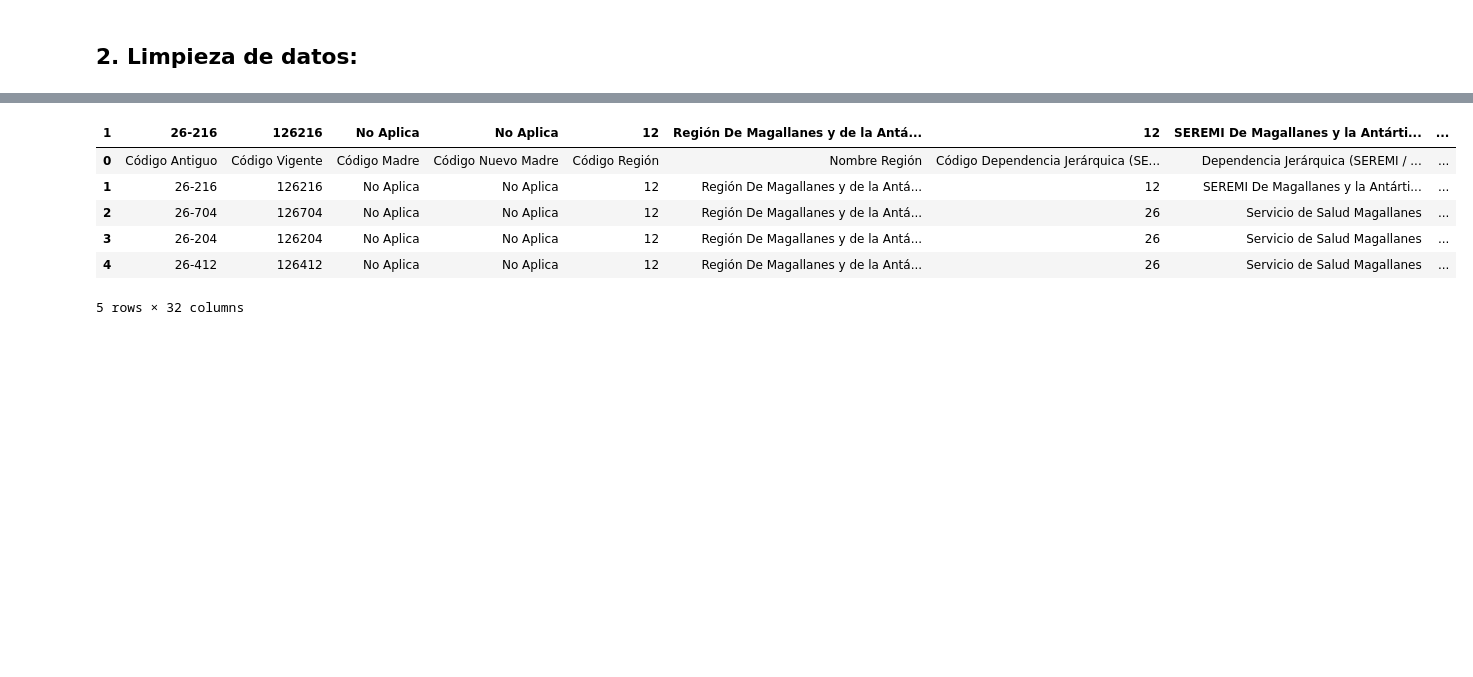
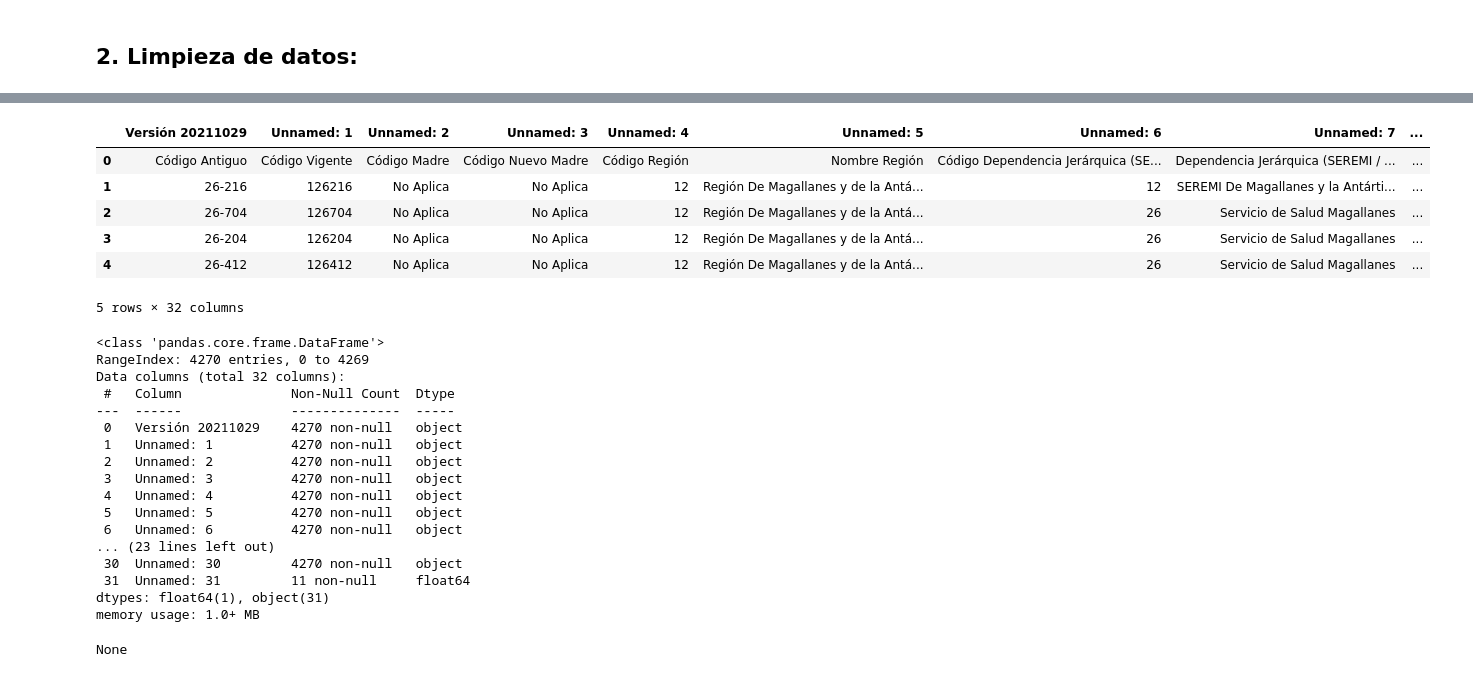
Before and after one commit to 08benja08p/Grupo-8-CDD, a Jupyter notebook: Proyecto/Proyecto_CDD.ipynb, the cells around one changed output, grey strips where cells are left out. Cells and saved outputs as stored; diff of their text form; code cells hidden in the pictures; blank space fills up the shorter version.

```diff
--- a/Proyecto/Proyecto_CDD.ipynb
+++ b/Proyecto/Proyecto_CDD.ipynb
@@ -218,13 +389,30 @@ datas_natalidad[2014]
 # %%
-header_row = 1
-data_salud.columns = data_salud.iloc[header_row]
-data_salud.head()
-# se utiliza group count
+#Conjunto de datos VI: Número de establecimientos de salud por comuna
+display(data_salud.head())
+display(data_salud.info())
 # %% [output]
-| 1 | 26-216 | 126216 | No Aplica | No Aplica | 12 | Región De Magallanes y de la Antá... | 12 | SEREMI De Magallanes y la Antárti... | ... |
+|  | Versión 20211029 | Unnamed: 1 | Unnamed: 2 | Unnamed: 3 | Unnamed: 4 | Unnamed: 5 | Unnamed: 6 | Unnamed: 7 | ... |
 | 0 | Código Antiguo | Código Vigente | Código Madre | Código Nuevo Madre | Código Región | Nombre Región | Código Dependencia Jerárquica (SE... | Dependencia Jerárquica (SEREMI / ... | ... |
 | 1 | 26-216 | 126216 | No Aplica | No Aplica | 12 | Región De Magallanes y de la Antá... | 12 | SEREMI De Magallanes y la Antárti... | ... |
 | 2 | 26-704 | 126704 | No Aplica | No Aplica | 12 | Región De Magallanes y de la Antá... | 26 | Servicio de Salud Magallanes | ... |
 | 3 | 26-204 | 126204 | No Aplica | No Aplica | 12 | Región De Magallanes y de la Antá... | 26 | Servicio de Salud Magallanes | ... |
 | 4 | 26-412 | 126412 | No Aplica | No Aplica | 12 | Región De Magallanes y de la Antá... | 26 | Servicio de Salud Magallanes | ... |
 5 rows × 32 columns
+<class 'pandas.core.frame.DataFrame'>
+RangeIndex: 4270 entries, 0 to 4269
+Data columns (total 32 columns):
+ #   Column              Non-Null Count  Dtype
+---  ------              --------------  -----
+ 0   Versión 20211029    4270 non-null   object
+ 1   Unnamed: 1          4270 non-null   object
+ 2   Unnamed: 2          4270 non-null   object
+ 3   Unnamed: 3          4270 non-null   object
+ 4   Unnamed: 4          4270 non-null   object
+ 5   Unnamed: 5          4270 non-null   object
+ 6   Unnamed: 6          4270 non-null   object
+... (23 lines left out)
+ 30  Unnamed: 30         4270 non-null   object
+ 31  Unnamed: 31         11 non-null     float64
+dtypes: float64(1), object(31)
+memory usage: 1.0+ MB
+None
```
Also changed, not shown: parts of 32 cells of this notebook.
